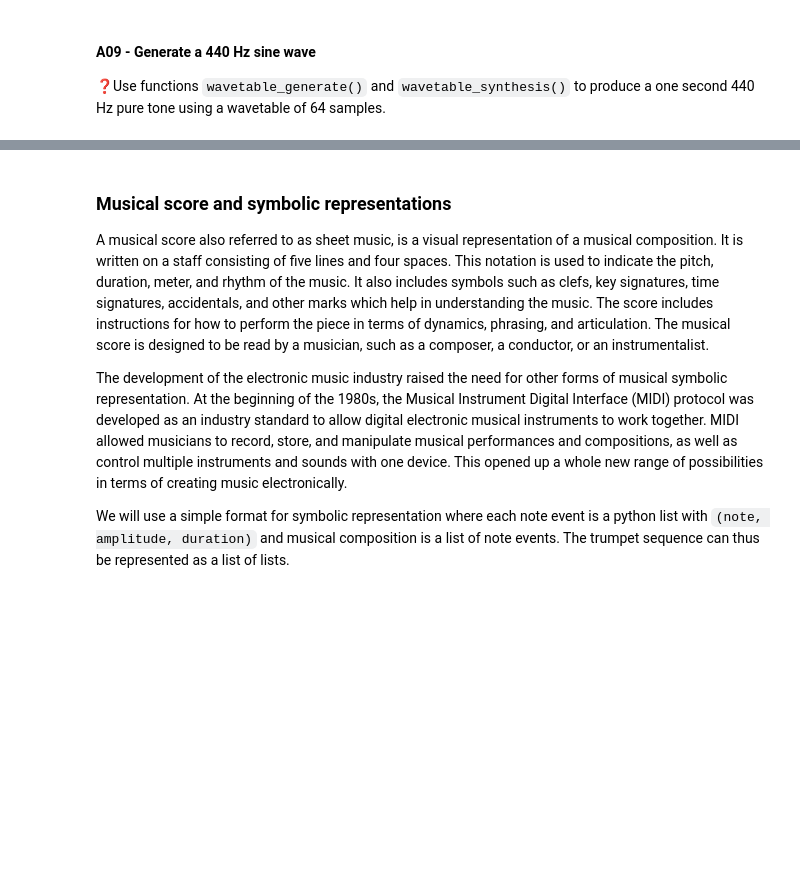
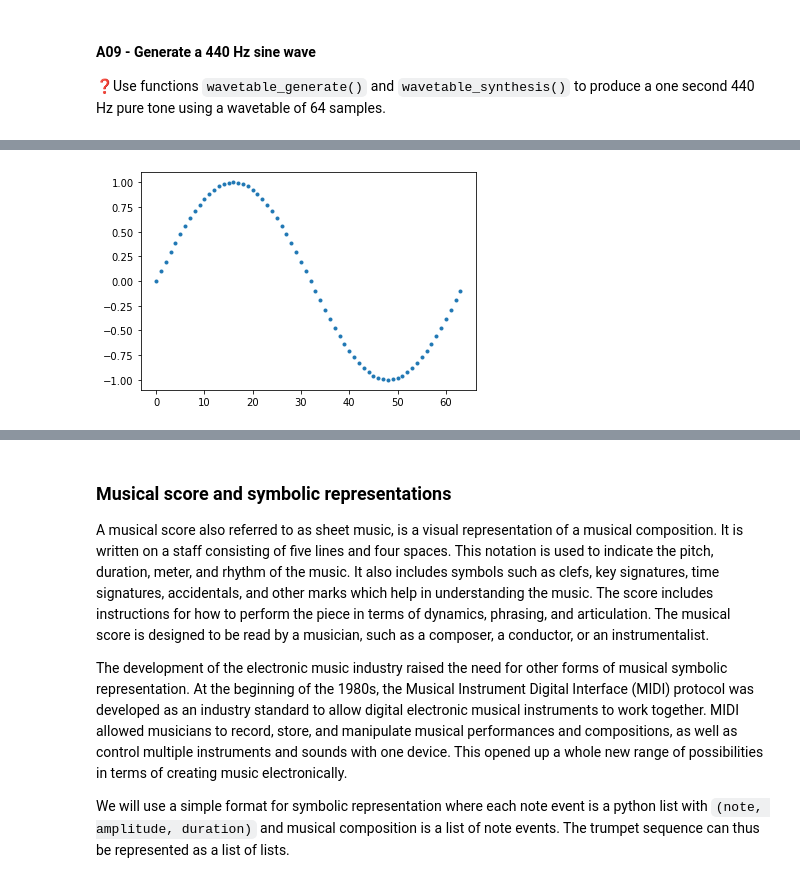
Before and after one commit to Eid1999/PDS_Lab2, a Jupyter notebook: lab2.ipynb, the cells around one changed output, grey strips where cells are left out. Saved outputs shown, nothing was run; the diff lists cells and outputs as text; code cells hidden in the pictures; blank space fills up the shorter version.

```diff
--- a/lab2.ipynb
+++ b/lab2.ipynb
@@ -600,7 +600,10 @@ def wavetable_synthesis(wavetable, freq, sr, dur):
 ❓Use functions `wavetable_generate()` and `wavetable_synthesis()` to produce a one second 440 Hz pure tone using a wavetable of 64 samples.
 # %%
 fs = 22050
-# YOUR CODE HERE
-raise NotImplementedError()
+
+wtable = wavetable_generate(64, np.sin)
+swav   = wavetable_synthesis(wtable, 440, fs, 1)
+
 plt.plot(wtable, ".")
 Audio(swav, rate=fs)
+# %% [output]
@@ -607,3 +611,4 @@ Audio(swav, rate=fs)
+[figure, added]
 # %%
 assert np.isclose(len(swav), fs)
 assert np.isclose(len(wtable), 64)
```
Also changed, not shown: parts of 1 cell of this notebook.
